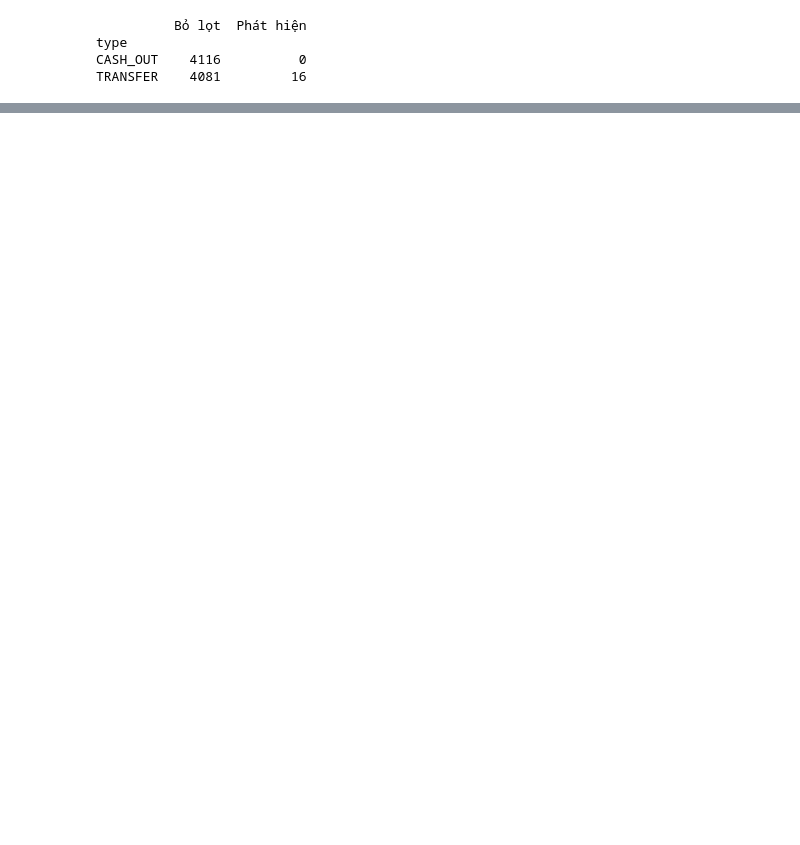
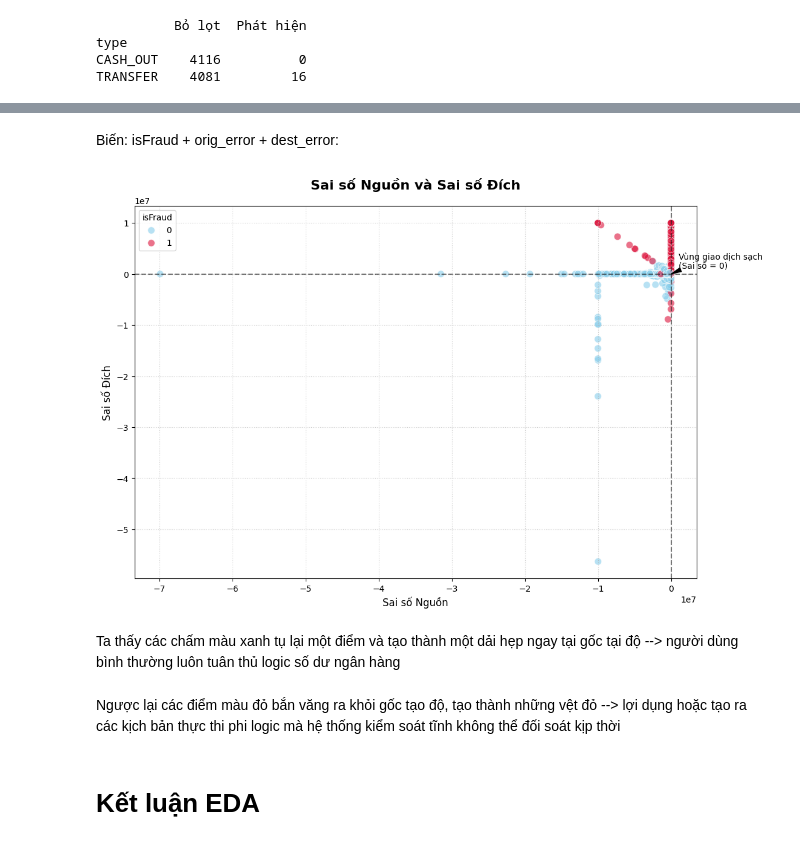
Before and after one commit to huudang-de/fraud-detection-paysim, a Jupyter notebook: notebooks/01_eda.ipynb, the cells around one changed output, grey strips where cells are left out. Cells and saved outputs as stored; diff of their text form; code cells hidden in the pictures; blank space fills up the shorter version.

```diff
--- a/notebooks/01_eda.ipynb
+++ b/notebooks/01_eda.ipynb
@@ -741,0 +764,35 @@ TRANSFER    4081         16
+# %% [markdown]
+Biến: isFraud + orig_error + dest_error:
+# %%
+# Biến Sai số nguồn: Số dư cũ - Số tiền chuyển - Số dư mới = 0 -> True
+balanced_df['org_error'] = balanced_df['oldbalanceOrg'] - balanced_df['amount'] - balanced_df['newbalanceOrig']
+# %%
+# Biến Sai số đích: Số dư cũ + Số tiền nhận - Số dư mới = 0 --> True
+balanced_df['dest_error'] = balanced_df['oldbalanceDest'] + balanced_df['amount'] - balanced_df['newbalanceDest']
+# %%
+# Scatter Plot 2D
+plt.figure(figsize=(12, 8))
+
+sns.scatterplot(data=balanced_df, x= 'org_error', y='dest_error', hue= 'isFraud',
+                palette= {0: 'skyblue', 1: 'crimson'}, alpha=0.6, s= 70, edgecolor= 'w')
+
+plt.axhline(0, color= 'black', linestyle= '--', alpha= 0.5)
+plt.axvline(0, color= 'black', linestyle= '--', alpha= 0.5)
+
+plt.title('Sai số Nguồn và Sai số Đích', fontsize= 16, fontweight= 'bold', pad= 20)
+plt.xlabel('Sai số Nguồn', fontsize= 12)
+plt.ylabel('Sai số Đích', fontsize= 12)
+
+plt.annotate('Vùng giao dịch sạch\n(Sai số = 0)', xy= (0, 0), xytext= (1e6, 1e6),
+             arrowprops= dict(facecolor= 'black', shrink= 0.05, width= 1, headwidth= 5))
+
+plt.grid(True, linestyle= ':', alpha= 0.6)
+plt.show()
+# %% [output]
+[figure, added]
+# %% [markdown]
+Ta thấy các chấm màu xanh tụ lại một điểm và tạo thành một dải hẹp ngay tại gốc tại độ --> người dùng bình thường luôn tuân thủ logic số dư ngân hàng
+# %% [markdown]
+Ngược lại các điểm màu đỏ bắn văng ra khỏi gốc tạo độ, tạo thành những vệt đỏ --> lợi dụng hoặc tạo ra các kịch bản thực thi phi logic mà hệ thống kiểm soát tĩnh không thể đối soát kịp thời
+# %% [markdown]
+# Kết luận EDA
```
Also changed, not shown: parts of 9 cells of this notebook, 2 other files.
